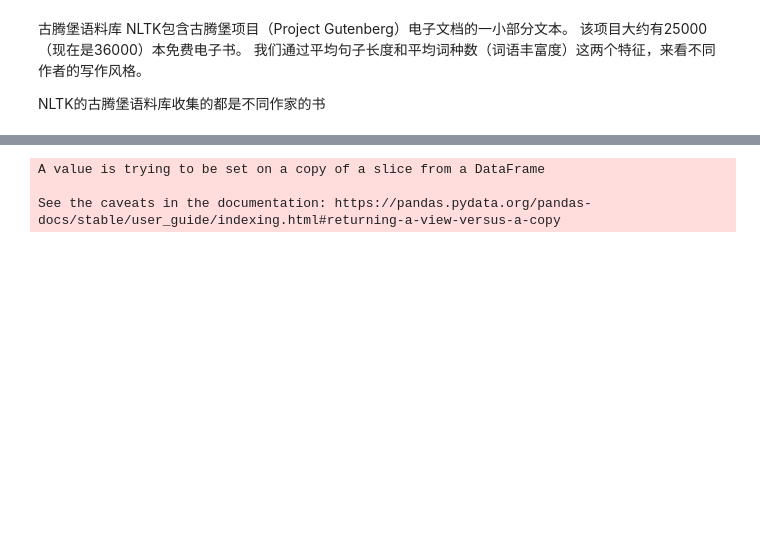
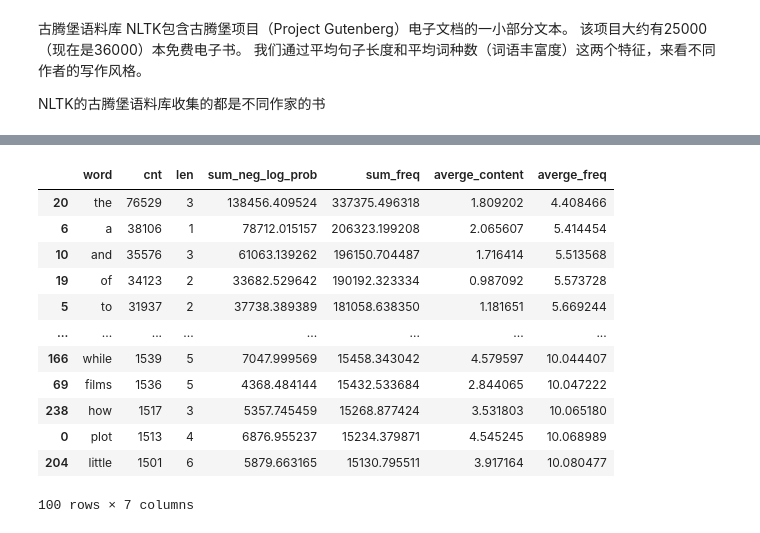
Before and after one commit to wofeishenling/Python_Road, a Jupyter notebook: pytorch/nltk_test.ipynb, the cells around one changed output, grey strips where cells are left out. Cells and saved outputs as stored; diff of their text form; code cells hidden in the pictures; blank space fills up the shorter version.

```diff
--- a/pytorch/nltk_test.ipynb
+++ b/pytorch/nltk_test.ipynb
@@ -186,9 +218,20 @@ info_table.head(30)
 # %%
 info_table.sort_values(by='cnt',ascending='',inplace=True)
-info_table = info_table.iloc[:200]
+info_table.dtypes
+info_table = info_table.drop(info_table[info_table['word'].str.isdigit()==True].index)
 info_table.intent = ['len','averge_content']
 info_table.head(100)
 # %% [output]
+|  | word | cnt | len | sum_neg_log_prob | sum_freq | averge_content | averge_freq |
+| 20 | the | 76529 | 3 | 138456.409524 | 337375.496318 | 1.809202 | 4.408466 |
+| 6 | a | 38106 | 1 | 78712.015157 | 206323.199208 | 2.065607 | 5.414454 |
+| 10 | and | 35576 | 3 | 61063.139262 | 196150.704487 | 1.716414 | 5.513568 |
+| 19 | of | 34123 | 2 | 33682.529642 | 190192.323334 | 0.987092 | 5.573728 |
+| 5 | to | 31937 | 2 | 37738.389389 | 181058.638350 | 1.181651 | 5.669244 |
+| ... | ... | ... | ... | ... | ... | ... | ... |
+| 166 | while | 1539 | 5 | 7047.999569 | 15458.343042 | 4.579597 | 10.044407 |
+| 69 | films | 1536 | 5 | 4368.484144 | 15432.533684 | 2.844065 | 10.047222 |
+| 238 | how | 1517 | 3 | 5357.745459 | 15268.877424 | 3.531803 | 10.065180 |
+| 0 | plot | 1513 | 4 | 6876.955237 | 15234.379871 | 4.545245 | 10.068989 |
+| 204 | little | 1501 | 6 | 5879.663165 | 15130.795511 | 3.917164 | 10.080477 |
-A value is trying to be set on a copy of a slice from a DataFrame
-
-See the caveats in the documentation: https://pandas.pydata.org/pandas-docs/stable/user_guide/indexing.html#returning-a-view-versus-a-copy
+100 rows × 7 columns
```
Also changed, not shown: parts of 13 cells of this notebook, 3 other files.
